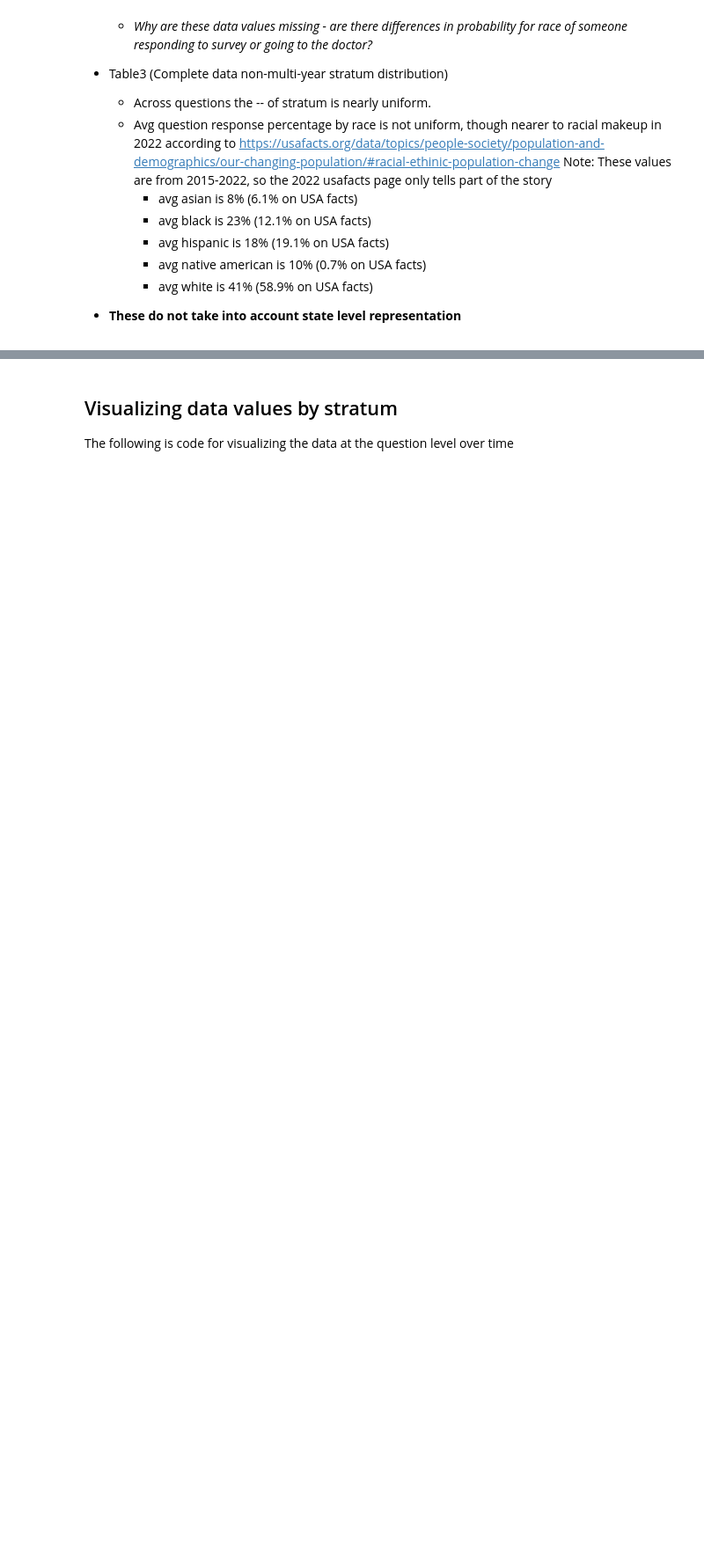
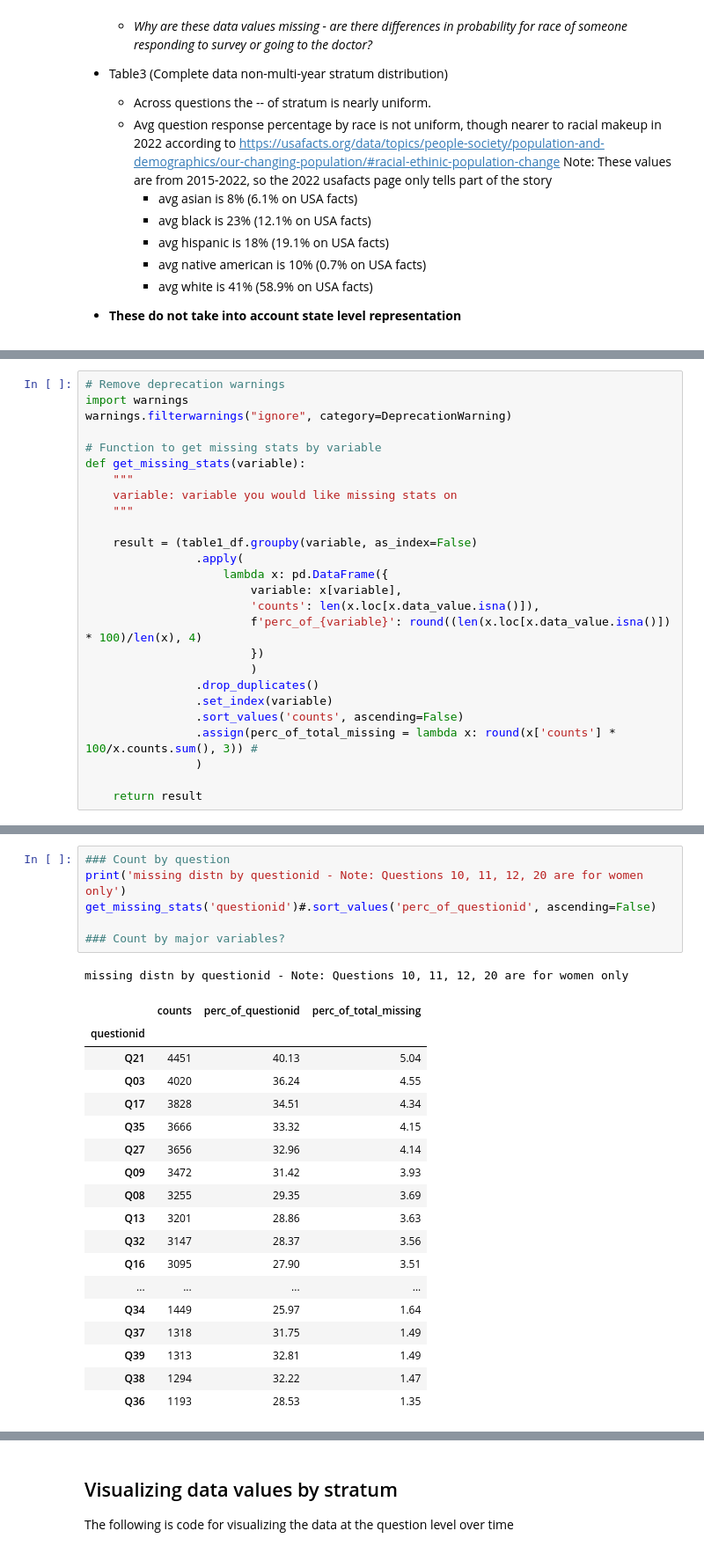
Before and after one commit to WulfNovak/python_data_cleaning, a Jupyter notebook: alz_health_data_clean.ipynb, the cells around one changed output, grey strips where cells are left out. Shown at 88% size. Cells and saved outputs as stored; diff of their text form; blank space fills up the shorter version.

```diff
--- a/alz_health_data_clean.ipynb
+++ b/alz_health_data_clean.ipynb
@@ -642,0 +615,26 @@ Note: Have not investigated the 'Overall' stratum class as I do not have documen
+# %%
+# Remove deprecation warnings
+import warnings
+warnings.filterwarnings("ignore", category=DeprecationWarning)
+
+# Function to get missing stats by variable
+def get_missing_stats(variable):
+    """
+    variable: variable you would like missing stats on
+    """
+
+    result = (table1_df.groupby(variable, as_index=False)
+                .apply(
+                    lambda x: pd.DataFrame({
+                        variable: x[variable],
+                        'counts': len(x.loc[x.data_value.isna()]),
+                        f'perc_of_{variable}': round((len(x.loc[x.data_value.isna()]) * 100)/len(x), 4)
+                        })
+                        )
+                .drop_duplicates()
+                .set_index(variable)
+                .sort_values('counts', ascending=False)
+                .assign(perc_of_total_missing = lambda x: round(x['counts'] * 100/x.counts.sum(), 3)) #
+                )
+
+    return result
@@ -642,0 +680,26 @@ Note: Have not investigated the 'Overall' stratum class as I do not have documen
+# %%
+### Count by question
+print('missing distn by questionid - Note: Questions 10, 11, 12, 20 are for women only')
+get_missing_stats('questionid')#.sort_values('perc_of_questionid', ascending=False)
+
+### Count by major variables?
+# %% [output]
+missing distn by questionid - Note: Questions 10, 11, 12, 20 are for women only
+|  | counts | perc_of_questionid | perc_of_total_missing |
+| questionid |  |  |  |
+| Q21 | 4451 | 40.13 | 5.04 |
+| Q03 | 4020 | 36.24 | 4.55 |
+| Q17 | 3828 | 34.51 | 4.34 |
+| Q35 | 3666 | 33.32 | 4.15 |
+| Q27 | 3656 | 32.96 | 4.14 |
+| Q09 | 3472 | 31.42 | 3.93 |
+| Q08 | 3255 | 29.35 | 3.69 |
+| Q13 | 3201 | 28.86 | 3.63 |
+| Q32 | 3147 | 28.37 | 3.56 |
+| Q16 | 3095 | 27.90 | 3.51 |
+| ... | ... | ... | ... |
+| Q34 | 1449 | 25.97 | 1.64 |
+| Q37 | 1318 | 31.75 | 1.49 |
+| Q39 | 1313 | 32.81 | 1.49 |
+| Q38 | 1294 | 32.22 | 1.47 |
+| Q36 | 1193 | 28.53 | 1.35 |
```
Also changed, not shown: parts of 29 cells of this notebook.
